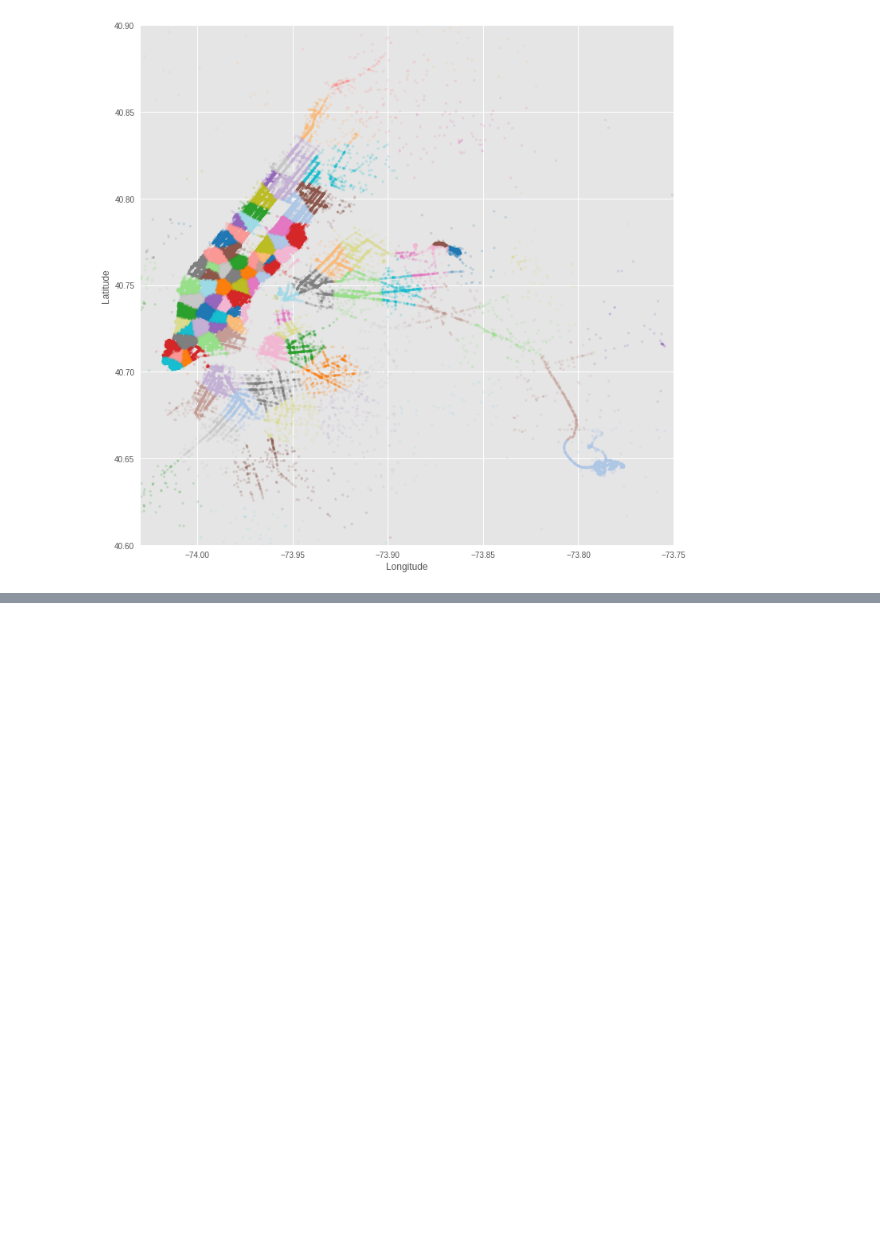
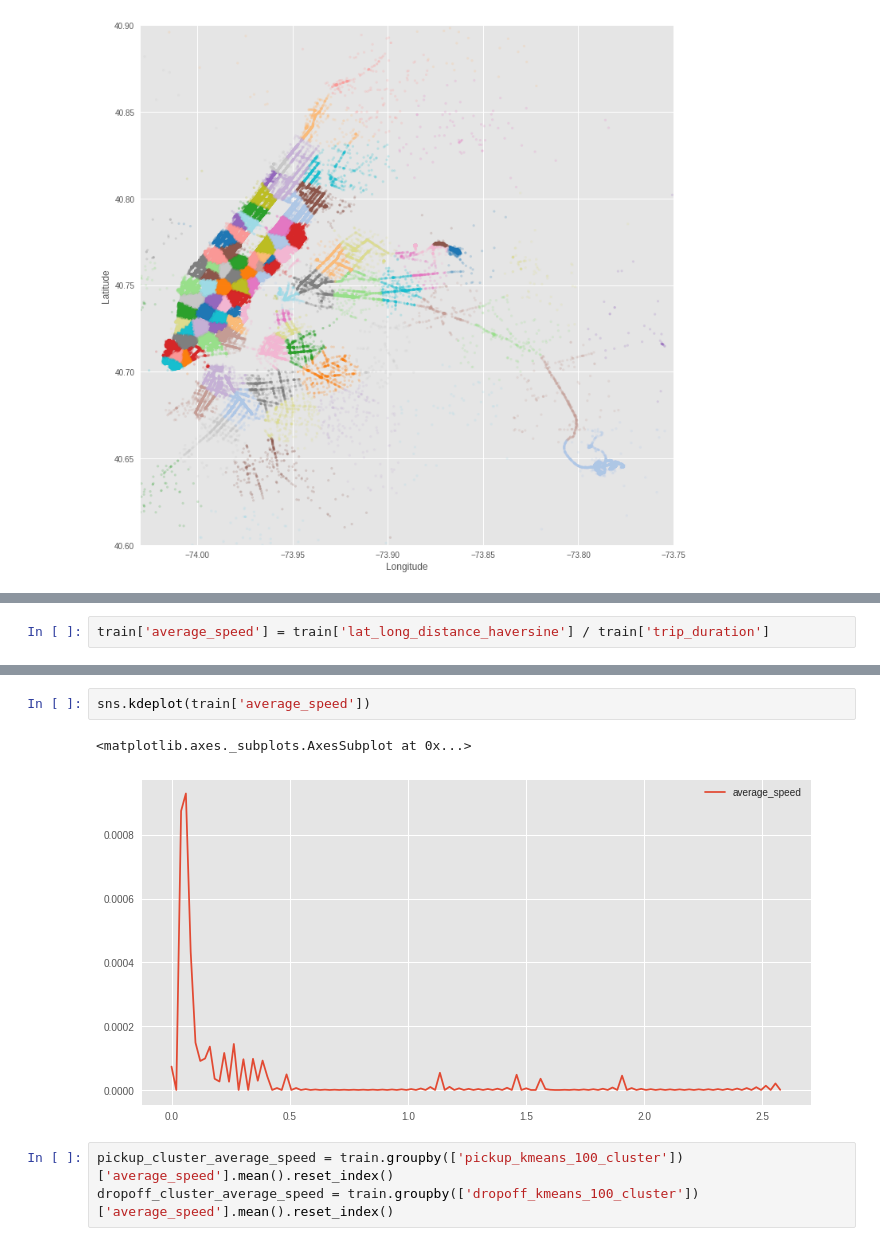
Before and after one commit to SunnyMarkLiu/Kaggle_NYC_Taxi_Trip_Duration, a Jupyter notebook: features/Feature Engineering.ipynb, the cells around one changed output, grey strips where cells are left out. Cells and saved outputs as stored; diff of their text form; blank space fills up the shorter version.

```diff
--- a/features/Feature Engineering.ipynb
+++ b/features/Feature Engineering.ipynb
@@ -334,0 +337,2 @@ plt.show()
+# %%
+train['average_speed'] = train['lat_long_distance_haversine'] / train['trip_duration']
@@ -334,0 +351,8 @@ plt.show()
+# %%
+sns.kdeplot(train['average_speed'])
+# %% [output]
+<matplotlib.axes._subplots.AxesSubplot at 0x...>
+[figure, added]
+# %%
+pickup_cluster_average_speed = train.groupby(['pickup_kmeans_100_cluster'])['average_speed'].mean().reset_index()
+dropoff_cluster_average_speed = train.groupby(['dropoff_kmeans_100_cluster'])['average_speed'].mean().reset_index()
```
Also changed, not shown: parts of 16 cells of this notebook.
